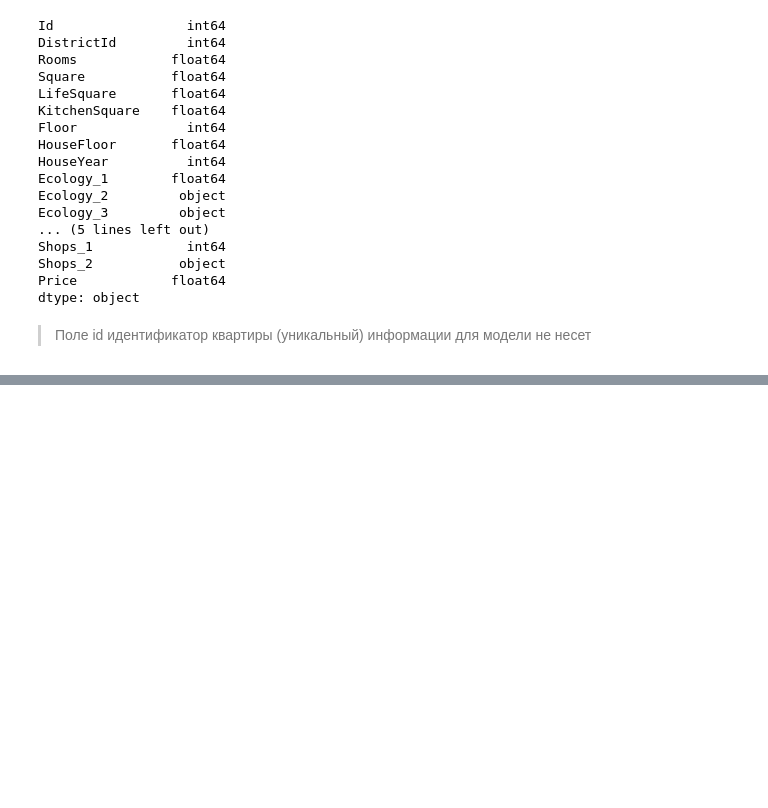
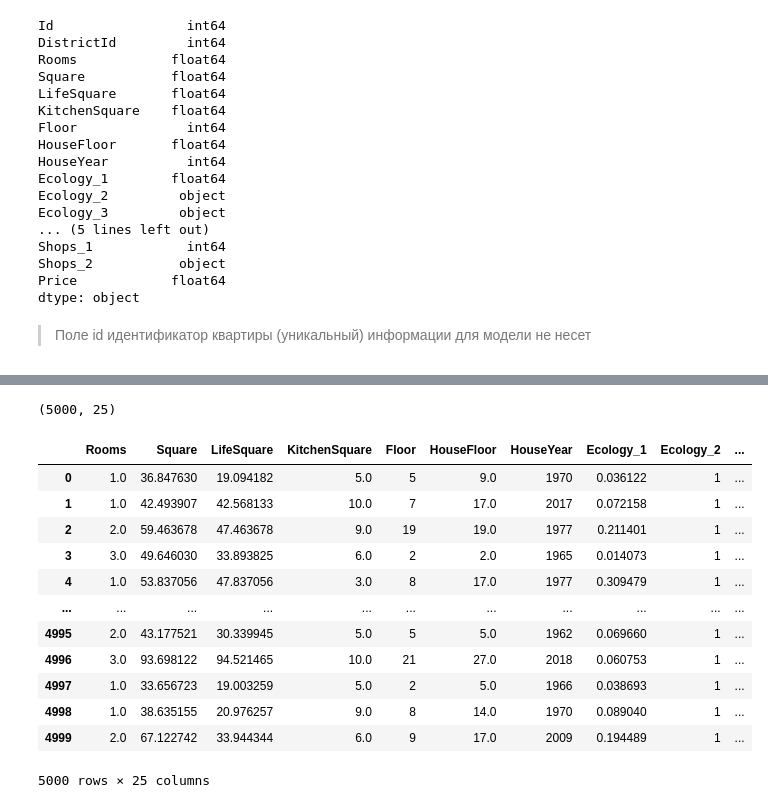
Before and after one commit to alex-chin/GB_LIBS_DS, a Jupyter notebook: course_project/REstate.ipynb, the cells around one changed output, grey strips where cells are left out. Cells and saved outputs as stored; diff of their text form; code cells hidden in the pictures; blank space fills up the shorter version.

```diff
--- a/course_project/REstate.ipynb
+++ b/course_project/REstate.ipynb
@@ -332,0 +918,2 @@ kz / k.count() * 100
+# %%
+X_train, X_valid, y_train, y_valid = train_test_split(X, y, test_size=0.33, shuffle=True, random_state=21)
@@ -332,0 +1031,20 @@ kz / k.count() * 100
+# %%
+test_df.shape
+# %% [output]
+(5000, 25)
+# %%
+test_df
+# %% [output]
+|  | Rooms | Square | LifeSquare | KitchenSquare | Floor | HouseFloor | HouseYear | Ecology_1 | Ecology_2 | ... |
+| 0 | 1.0 | 36.847630 | 19.094182 | 5.0 | 5 | 9.0 | 1970 | 0.036122 | 1 | ... |
+| 1 | 1.0 | 42.493907 | 42.568133 | 10.0 | 7 | 17.0 | 2017 | 0.072158 | 1 | ... |
+| 2 | 2.0 | 59.463678 | 47.463678 | 9.0 | 19 | 19.0 | 1977 | 0.211401 | 1 | ... |
+| 3 | 3.0 | 49.646030 | 33.893825 | 6.0 | 2 | 2.0 | 1965 | 0.014073 | 1 | ... |
+| 4 | 1.0 | 53.837056 | 47.837056 | 3.0 | 8 | 17.0 | 1977 | 0.309479 | 1 | ... |
+| ... | ... | ... | ... | ... | ... | ... | ... | ... | ... | ... |
+| 4995 | 2.0 | 43.177521 | 30.339945 | 5.0 | 5 | 5.0 | 1962 | 0.069660 | 1 | ... |
+| 4996 | 3.0 | 93.698122 | 94.521465 | 10.0 | 21 | 27.0 | 2018 | 0.060753 | 1 | ... |
+| 4997 | 1.0 | 33.656723 | 19.003259 | 5.0 | 2 | 5.0 | 1966 | 0.038693 | 1 | ... |
+| 4998 | 1.0 | 38.635155 | 20.976257 | 9.0 | 8 | 14.0 | 1970 | 0.089040 | 1 | ... |
+| 4999 | 2.0 | 67.122742 | 33.944344 | 6.0 | 9 | 17.0 | 2009 | 0.194489 | 1 | ... |
+5000 rows × 25 columns
```
Also changed, not shown: parts of 155 cells of this notebook, 1 other file.
